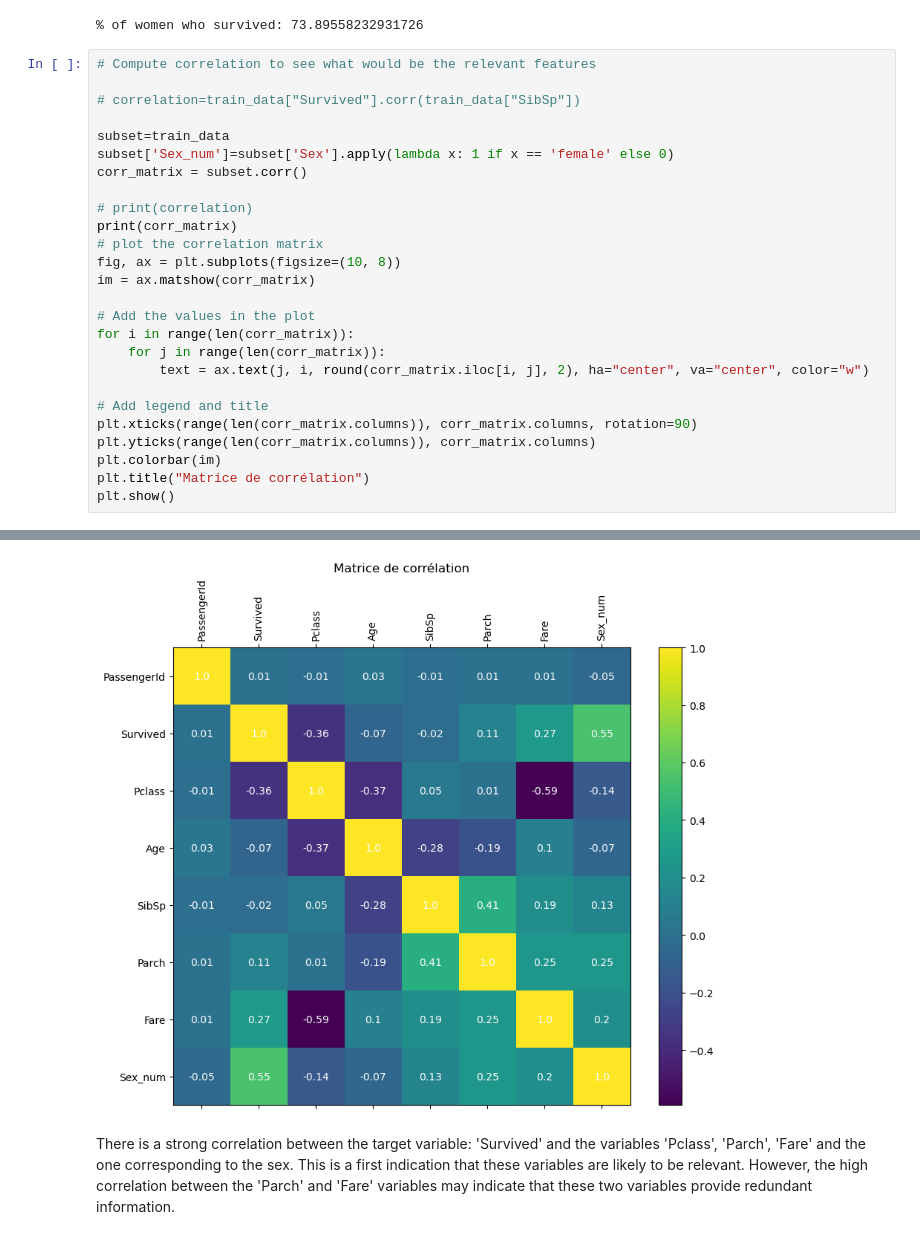
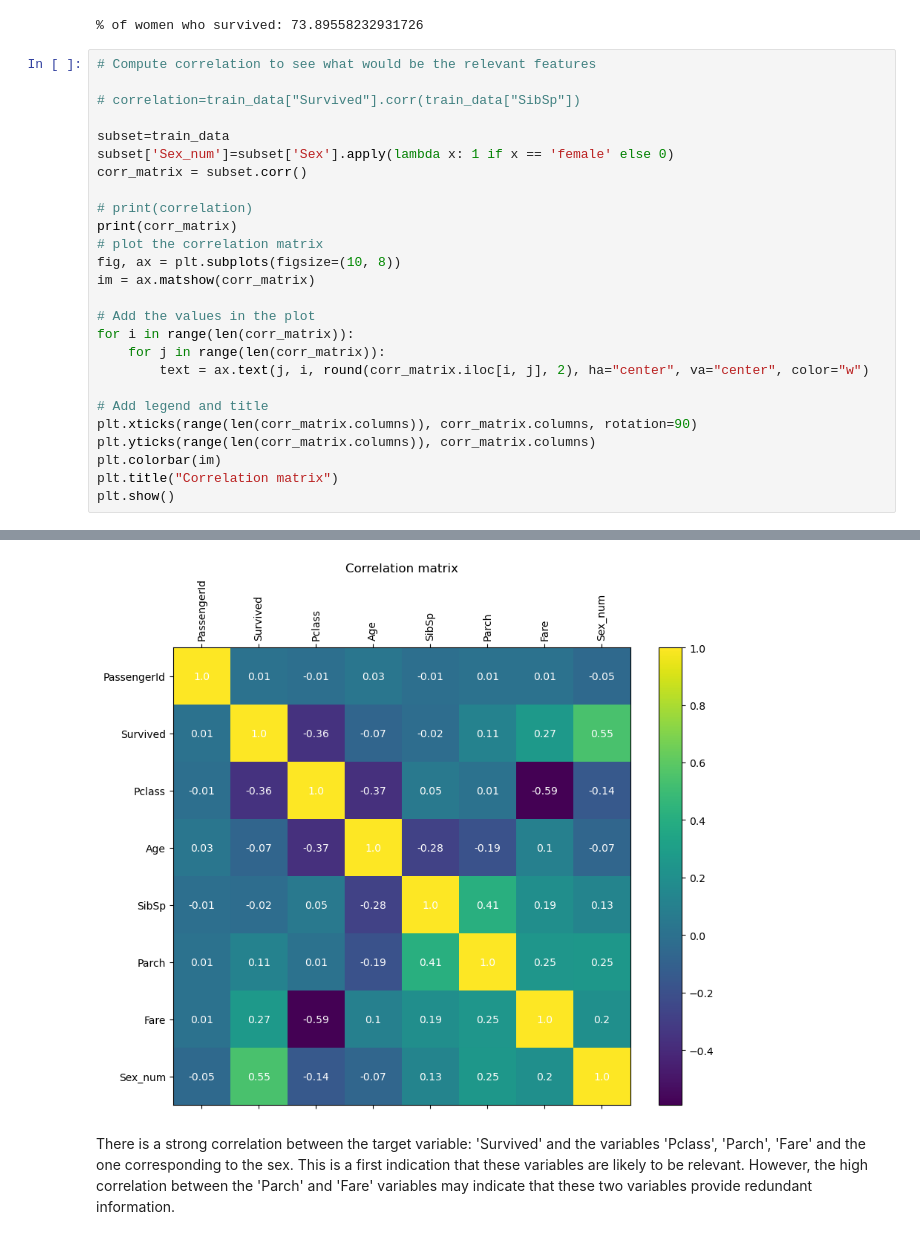
Before and after one commit to ekitzing92/Titanic, a Jupyter notebook: titanic.ipynb, the cells around one changed output, grey strips where cells are left out. Cells and saved outputs as stored; diff of their text form.

```diff
--- a/titanic.ipynb
+++ b/titanic.ipynb
@@ -88,35 +88,35 @@ im = ax.matshow(corr_matrix)
 # Add the values in the plot
 for i in range(len(corr_matrix)):
     for j in range(len(corr_matrix)):
         text = ax.text(j, i, round(corr_matrix.iloc[i, j], 2), ha="center", va="center", color="w")
 
 # Add legend and title
 plt.xticks(range(len(corr_matrix.columns)), corr_matrix.columns, rotation=90)
 plt.yticks(range(len(corr_matrix.columns)), corr_matrix.columns)
 plt.colorbar(im)
-plt.title("Matrice de corrélation")
+plt.title("Correlation matrix")
 plt.show()
 # %% [output]
              PassengerId  Survived    Pclass       Age     SibSp     Parch  \
 PassengerId     1.000000  0.011759 -0.010021  0.032025 -0.011503  0.011449
 Survived        0.011759  1.000000 -0.356366 -0.071135 -0.020049  0.113039
 Pclass         -0.010021 -0.356366  1.000000 -0.368103  0.053573  0.007911
 Age             0.032025 -0.071135 -0.368103  1.000000 -0.279144 -0.191609
 SibSp          -0.011503 -0.020049  0.053573 -0.279144  1.000000  0.409839
 Parch           0.011449  0.113039  0.007911 -0.191609  0.409839  1.000000
 Fare            0.008187  0.269928 -0.590911  0.102786  0.193202  0.246875
 Sex_num        -0.048335  0.546254 -0.143866 -0.065091  0.128039  0.253238
 
                  Fare   Sex_num
 PassengerId  0.008187 -0.048335
 Survived     0.269928  0.546254
 Pclass      -0.590911 -0.143866
 Age          0.102786 -0.065091
 SibSp        0.193202  0.128039
 Parch        0.246875  0.253238
 Fare         1.000000  0.199217
 Sex_num      0.199217  1.000000
-[figure, old version]
+[figure, new version]
 # %% [markdown]
 There is a strong correlation between the target variable: 'Survived' and the variables 'Pclass', 'Parch', 'Fare' and the one corresponding to the sex. This is a first indication that these variables are likely to be relevant. However, the high correlation between the 'Parch' and 'Fare' variables may indicate that these two variables provide redundant information.
 # %%
```
Also changed, not shown: parts of 3 cells of this notebook.
